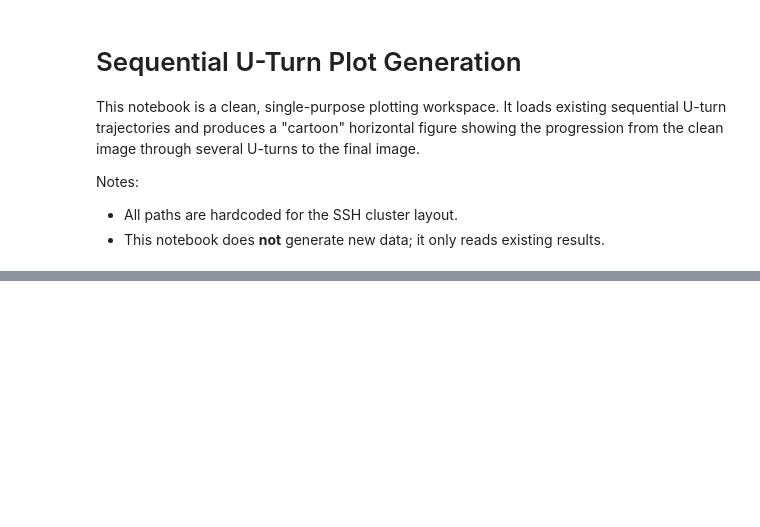
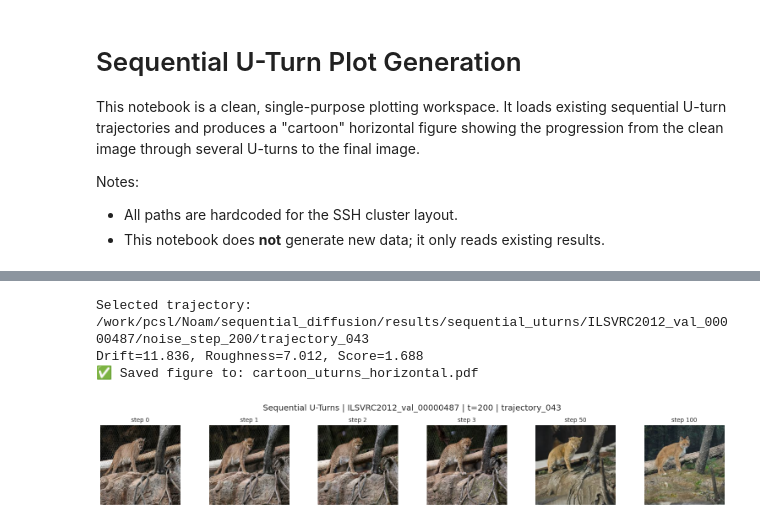
Before and after one commit to NoamTAU/sequential-steering-diffusion, a Jupyter notebook: notebooks/plot_generation_sequential.ipynb, the cells around one changed output, grey strips where cells are left out. Cells and saved outputs as stored; diff of their text form; code cells hidden in the pictures; blank space fills up the shorter version.

Commit message:
Updated the plotting notebook

```diff
--- a/notebooks/plot_generation_sequential.ipynb
+++ b/notebooks/plot_generation_sequential.ipynb
@@ -86,22 +106,22 @@ print_summary(summary)
 # %%
 # --- CONFIGURATION ---
 BASE_RESULTS_DIR = '/work/pcsl/Noam/sequential_diffusion/results/sequential_uturns'
-IMAGE_NAME = 'ILSVRC2012_val_00000729'
+IMAGE_NAME = 'ILSVRC2012_val_00000487' #'ILSVRC2012_val_00000729'
 NOISE_STEP = 200
 
 # If AUTO_SELECT is True, the notebook will pick a trajectory automatically
 # using a simple drift/smoothness proxy from CLIP patch embeddings.
-AUTO_SELECT = False
+AUTO_SELECT = True
 TRAJECTORY_INDEX = 0
 
 # Steps to show in the cartoon (use -1 for the final step).
-STEPS_TO_PLOT = [0, 1, 2, 3, 5, 10, -1]
+STEPS_TO_PLOT = [0, 1, 2, 3, 50, -1]
 
 # If -1 is not provided and steps exceed the length, we fall back to this jump size.
 JUMP_FALLBACK = 5
 
 # Output filename (saved inside the chosen trajectory directory).
-OUTPUT_FIG_NAME = 'cartoon_uturns_horizontal.png'
+OUTPUT_FIG_NAME = 'cartoon_uturns_horizontal.pdf'
 # %%
 def list_trajectory_dirs(base_dir, image_name, noise_step):
     image_dir = os.path.join(base_dir, image_name, f'noise_step_{noise_step}')
@@ -183,25 +203,30 @@ def plot_horizontal(images, steps, title, out_path):
 # %%
 # --- MAIN ---
 traj_dirs = list_trajectory_dirs(BASE_RESULTS_DIR, IMAGE_NAME, NOISE_STEP)
 if not traj_dirs:
     raise FileNotFoundError('No trajectories found for this image/noise setting.')
 
 if AUTO_SELECT:
     best = select_best_trajectory(traj_dirs)
     if best is None:
         raise FileNotFoundError('No trajectories with embeddings found.')
     trajectory_dir = best['dir']
     print('Selected trajectory: {}'.format(trajectory_dir))
     print('Drift={:.3f}, Roughness={:.3f}, Score={:.3f}'.format(best['drift'], best['rough'], best['score']))
 else:
     trajectory_dir = traj_dirs[TRAJECTORY_INDEX]
     print('Using trajectory: {}'.format(trajectory_dir))
 
 images, paths = load_trajectory_images(trajectory_dir)
 if not images:
     raise FileNotFoundError('No uturn_*.jpeg/png images found in trajectory.')
 
 steps = resolve_steps(len(images), STEPS_TO_PLOT, JUMP_FALLBACK)
 title = 'Sequential U-Turns | {} | t={} | {}'.format(IMAGE_NAME, NOISE_STEP, os.path.basename(trajectory_dir))
-out_path = os.path.join(trajectory_dir, OUTPUT_FIG_NAME)
+out_path = os.path.join(OUTPUT_FIG_NAME)
 plot_horizontal(images, steps, title, out_path)
+# %% [output]
+Selected trajectory: /work/pcsl/Noam/sequential_diffusion/results/sequential_uturns/ILSVRC2012_val_00000487/noise_step_200/trajectory_043
+Drift=11.836, Roughness=7.012, Score=1.688
+✅ Saved figure to: cartoon_uturns_horizontal.pdf
+[figure, added]
```
Also changed, not shown: parts of 2 cells of this notebook, 1 other file.
